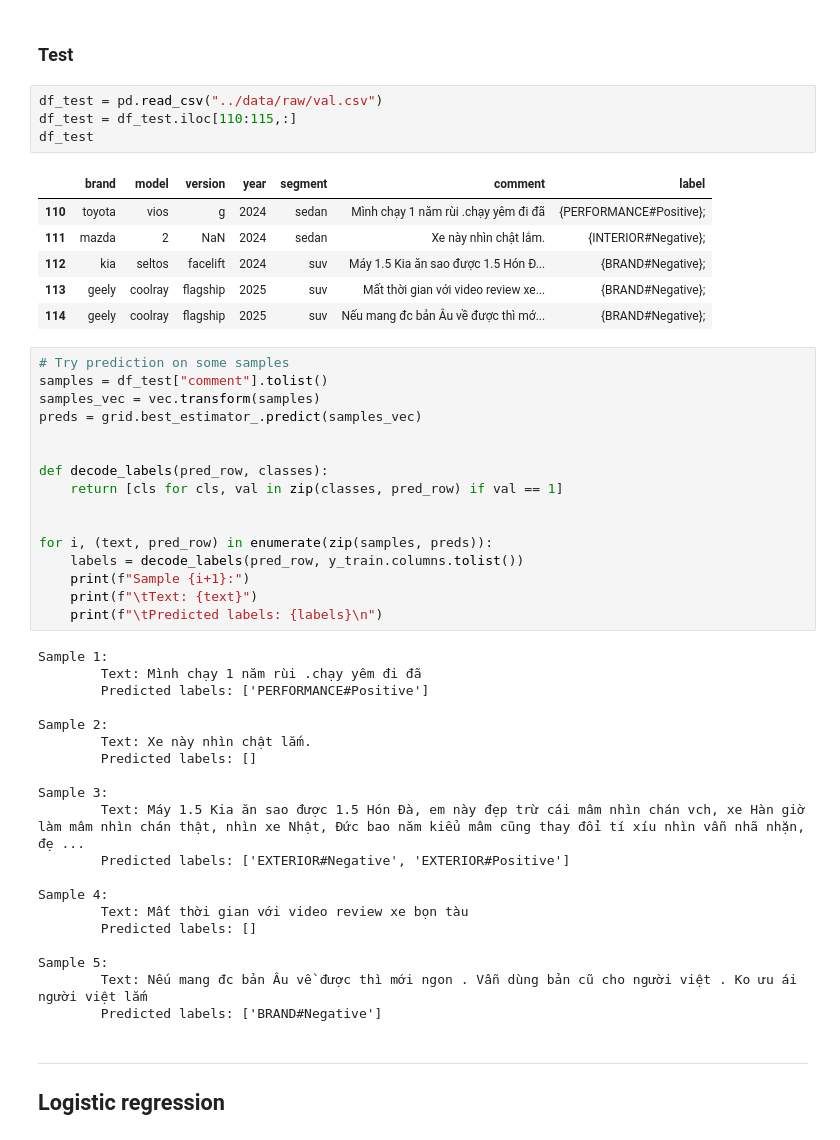
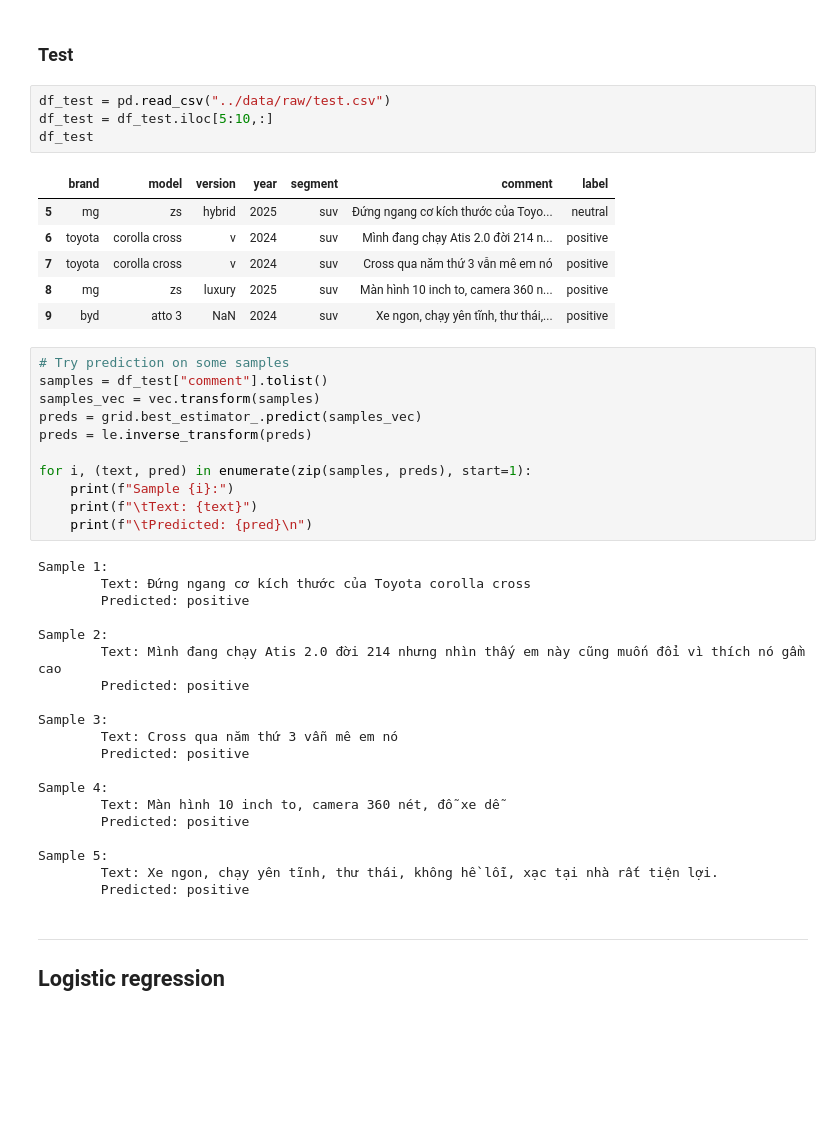
Before and after one commit to Avcuongy/nlp-project, a Jupyter notebook: notebooks/3_ml_models.ipynb, the cells around one changed output. Cells and saved outputs as stored; diff of their text form; blank space fills up the shorter version.

```diff
--- a/notebooks/3_ml_models.ipynb
+++ b/notebooks/3_ml_models.ipynb
@@ -282,52 +242,47 @@ print(
 # %% [markdown]
 ### Test
 # %%
-df_test = pd.read_csv("../data/raw/val.csv")
-df_test = df_test.iloc[110:115,:]
+df_test = pd.read_csv("../data/raw/test.csv")
+df_test = df_test.iloc[5:10,:]
 df_test
 # %% [output]
 |  | brand | model | version | year | segment | comment | label |
-| 110 | toyota | vios | g | 2024 | sedan | Mình chạy 1 năm rùi .chạy yêm đi đã | {PERFORMANCE#Positive}; |
-| 111 | mazda | 2 | NaN | 2024 | sedan | Xe này nhìn chật lắm. | {INTERIOR#Negative}; |
-| 112 | kia | seltos | facelift | 2024 | suv | Máy 1.5 Kia ăn sao được 1.5 Hón Đ... | {BRAND#Negative}; |
-| 113 | geely | coolray | flagship | 2025 | suv | Mất thời gian với video review xe... | {BRAND#Negative}; |
-| 114 | geely | coolray | flagship | 2025 | suv | Nếu mang đc bản Âu về được thì mớ... | {BRAND#Negative}; |
+| 5 | mg | zs | hybrid | 2025 | suv | Đứng ngang cơ kích thước của Toyo... | neutral |
+| 6 | toyota | corolla cross | v | 2024 | suv | Mình đang chạy Atis 2.0 đời 214 n... | positive |
+| 7 | toyota | corolla cross | v | 2024 | suv | Cross qua năm thứ 3 vẫn mê em nó | positive |
+| 8 | mg | zs | luxury | 2025 | suv | Màn hình 10 inch to, camera 360 n... | positive |
+| 9 | byd | atto 3 | NaN | 2024 | suv | Xe ngon, chạy yên tĩnh, thư thái,... | positive |
 # %%
 # Try prediction on some samples
 samples = df_test["comment"].tolist()
 samples_vec = vec.transform(samples)
 preds = grid.best_estimator_.predict(samples_vec)
+preds = le.inverse_transform(preds)
 
-
-def decode_labels(pred_row, classes):
-    return [cls for cls, val in zip(classes, pred_row) if val == 1]
-
-
-for i, (text, pred_row) in enumerate(zip(samples, preds)):
-    labels = decode_labels(pred_row, y_train.columns.tolist())
-    print(f"Sample {i+1}:")
+for i, (text, pred) in enumerate(zip(samples, preds), start=1):
+    print(f"Sample {i}:")
     print(f"\tText: {text}")
-    print(f"\tPredicted labels: {labels}\n")
+    print(f"\tPredicted: {pred}\n")
 # %% [output]
 Sample 1:
-        Text: Mình chạy 1 năm rùi .chạy yêm đi đã
-        Predicted labels: ['PERFORMANCE#Positive']
+        Text: Đứng ngang cơ kích thước của Toyota corolla cross
+        Predicted: positive
 
 Sample 2:
-        Text: Xe này nhìn chật lắm.
-        Predicted labels: []
+        Text: Mình đang chạy Atis 2.0 đời 214 nhưng nhìn thấy em này cũng muốn đổi vì thích nó gầm cao
+        Predicted: positive
 
 Sample 3:
-        Text: Máy 1.5 Kia ăn sao được 1.5 Hón Đà, em này đẹp trừ cái mâm nhìn chán vch, xe Hàn giờ làm mâm nhìn chán thật, nhìn xe Nhật, Đức bao năm kiểu mâm cũng thay đổi tí xíu nhìn vẫn nhã nhặn, đẹ ...
-        Predicted labels: ['EXTERIOR#Negative', 'EXTERIOR#Positive']
+        Text: Cross qua năm thứ 3 vẫn mê em nó
+        Predicted: positive
 
 Sample 4:
-        Text: Mất thời gian với video review xe bọn tàu
-        Predicted labels: []
+        Text: Màn hình 10 inch to, camera 360 nét, đỗ xe dễ
+        Predicted: positive
 
 Sample 5:
-        Text: Nếu mang đc bản Âu về được thì mới ngon . Vẫn dùng bản cũ cho người việt . Ko ưu ái người việt lắm
-        Predicted labels: ['BRAND#Negative']
+        Text: Xe ngon, chạy yên tĩnh, thư thái, không hề lỗi, xạc tại nhà rất tiện lợi.
+        Predicted: positive
 # %% [markdown]
 ---
 
```
Also changed, not shown: parts of 48 cells of this notebook, 15 other files.
